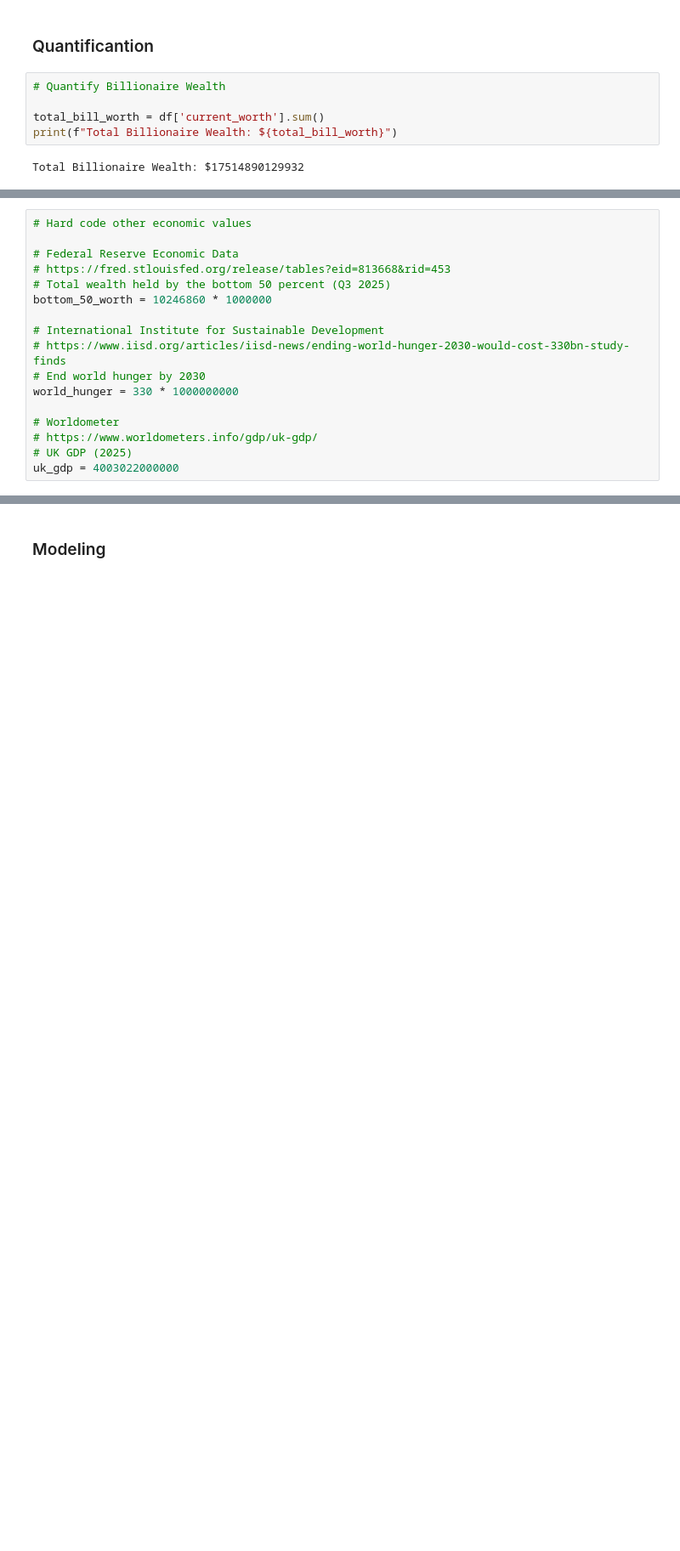
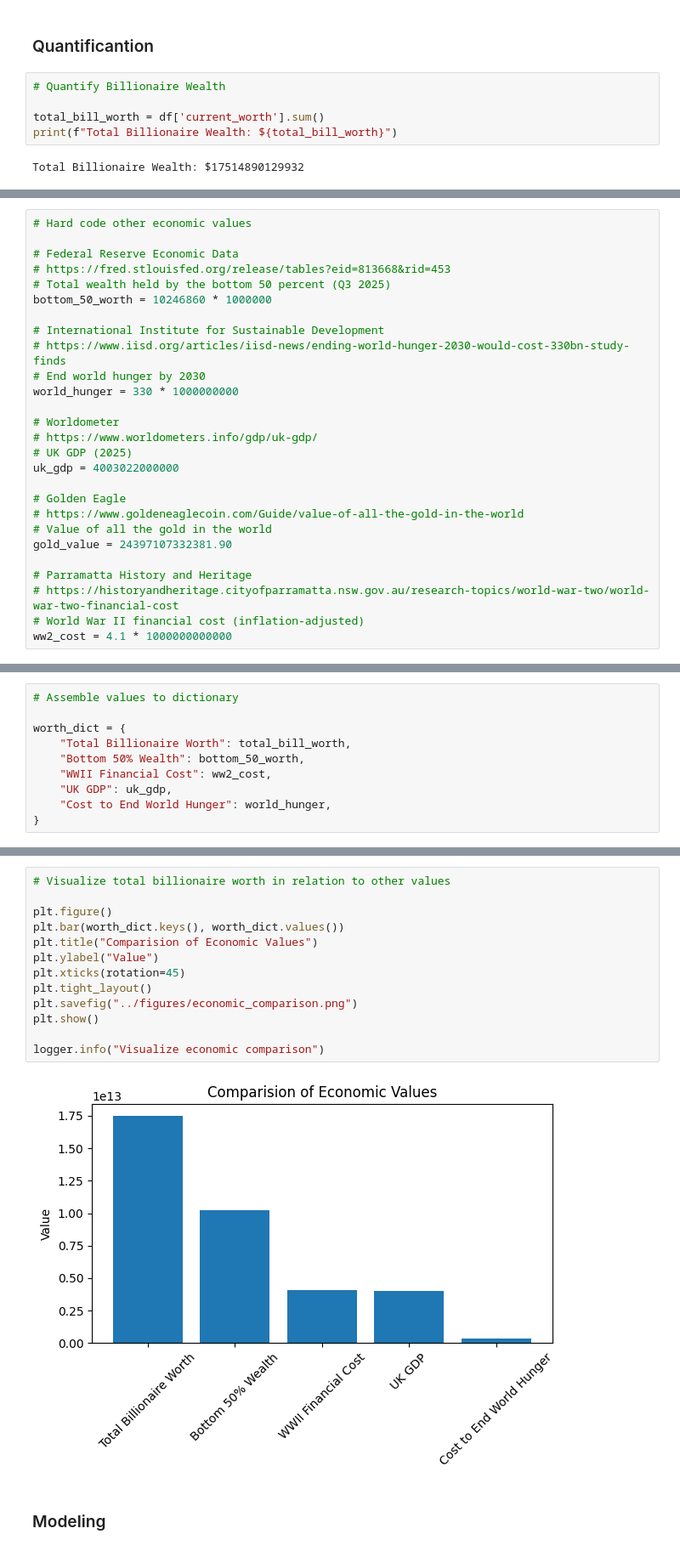
Before and after one commit to masonnicoletti/billionaire-analysis, a Jupyter notebook: pipeline/data_analysis.ipynb, the cells around one changed output, grey strips where cells are left out. Shown at 85% size. Cells and saved outputs as stored; diff of their text form; blank space fills up the shorter version.

```diff
--- a/pipeline/data_analysis.ipynb
+++ b/pipeline/data_analysis.ipynb
@@ -213,3 +280,13 @@ world_hunger = 330 * 1000000000
 # https://www.worldometers.info/gdp/uk-gdp/
 # UK GDP (2025)
 uk_gdp = 4003022000000
+
+# Golden Eagle
+# https://www.goldeneaglecoin.com/Guide/value-of-all-the-gold-in-the-world
+# Value of all the gold in the world
+gold_value = 24397107332381.90
+
+# Parramatta History and Heritage
+# https://historyandheritage.cityofparramatta.nsw.gov.au/research-topics/world-war-two/world-war-two-financial-cost
+# World War II financial cost (inflation-adjusted)
+ww2_cost = 4.1 * 1000000000000
@@ -217,0 +293,10 @@ np.float64(0.22854964948704143)
+# %%
+# Assemble values to dictionary
+
+worth_dict = {
+    "Total Billionaire Worth": total_bill_worth,
+    "Bottom 50% Wealth": bottom_50_worth,
+    "WWII Financial Cost": ww2_cost,
+    "UK GDP": uk_gdp,
+    "Cost to End World Hunger": world_hunger,
+}
@@ -218,2 +329,17 @@ np.float64(0.22854964948704143)
+# %%
+# Visualize total billionaire worth in relation to other values
+
+plt.figure()
+plt.bar(worth_dict.keys(), worth_dict.values())
+plt.title("Comparision of Economic Values")
+plt.ylabel("Value")
+plt.xticks(rotation=45)
+plt.tight_layout()
+plt.savefig("../figures/economic_comparison.png")
+plt.show()
+
+logger.info("Visualize economic comparison")
+# %% [output]
+[figure, added]
 # %% [markdown]
 ### Modeling
```
Also changed, not shown: parts of 10 cells of this notebook, 8 other files.
